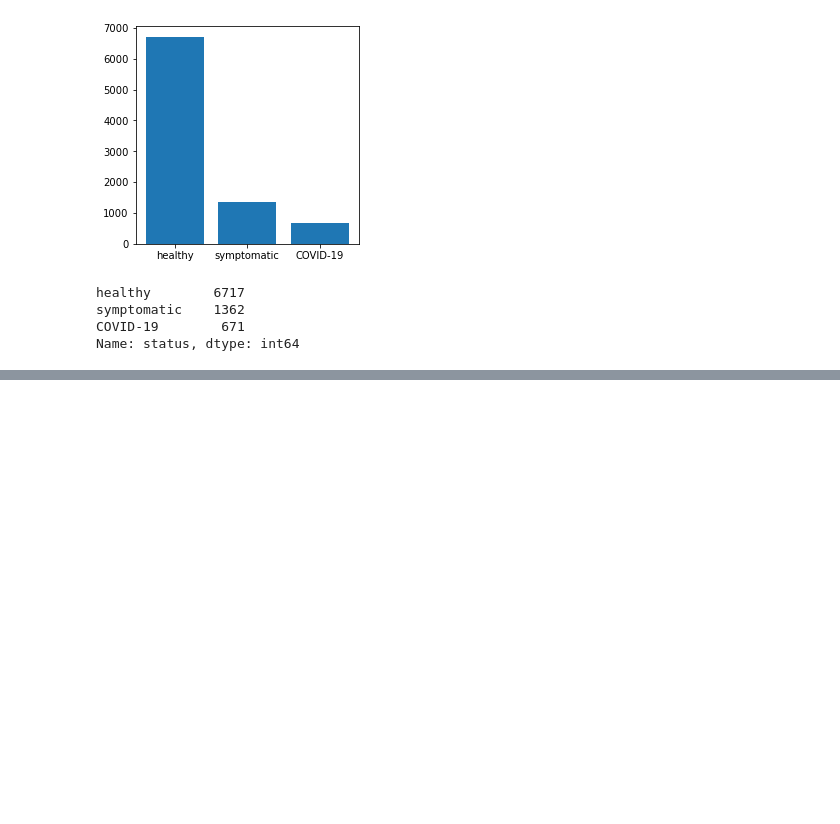
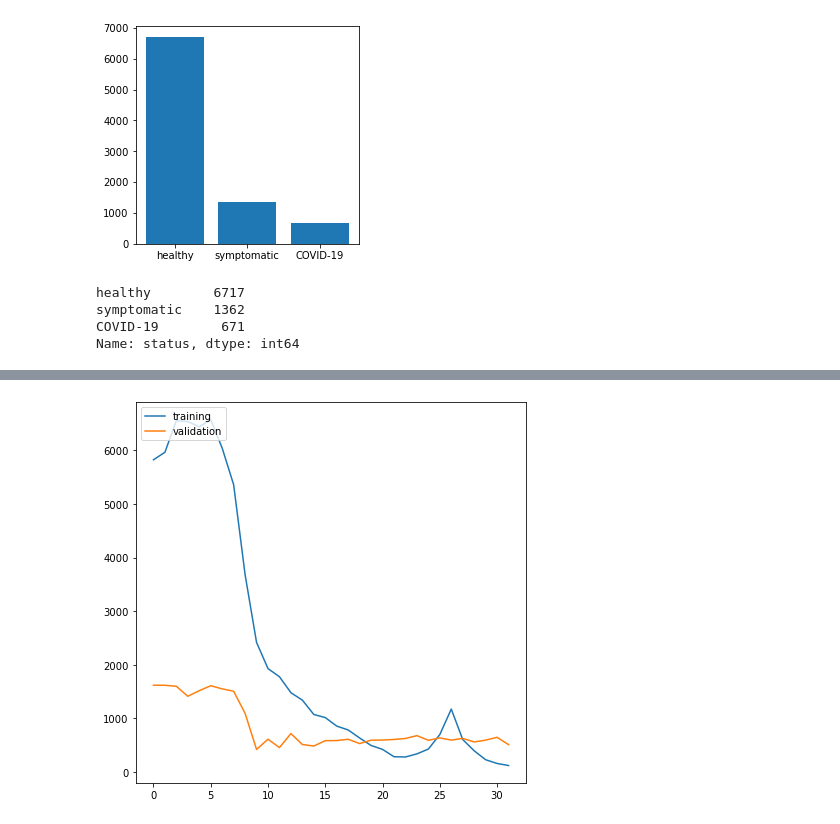
Before and after one commit to Kim-Byeong-Hun/Cough-COVID19, a Jupyter notebook: code/spectrogram_cnn.ipynb, the cells around one changed output, grey strips where cells are left out. Drawn from its saved outputs; the diff is of its cells as text; code cells hidden in the pictures; blank space fills up the shorter version.

```diff
--- a/code/spectrogram_cnn.ipynb
+++ b/code/spectrogram_cnn.ipynb
@@ -426,3 +436,11 @@ AttributeError: 'BalancedDataGenerator' object has no attribute 'shape'
+# %%
+plt.figure(figsize=(7,7))
+plt.plot(history.history['false_negatives'])
+plt.plot(history.history['val_false_negatives'])
+plt.legend(['training', 'validation'], loc = 'upper left')
+plt.show()
+# %% [output]
+[figure, added]
 # %%
 CLASSES = np.array(['COVID-19','healthy','symptomatic'])
 
```
Also changed, not shown: parts of 15 cells of this notebook.
